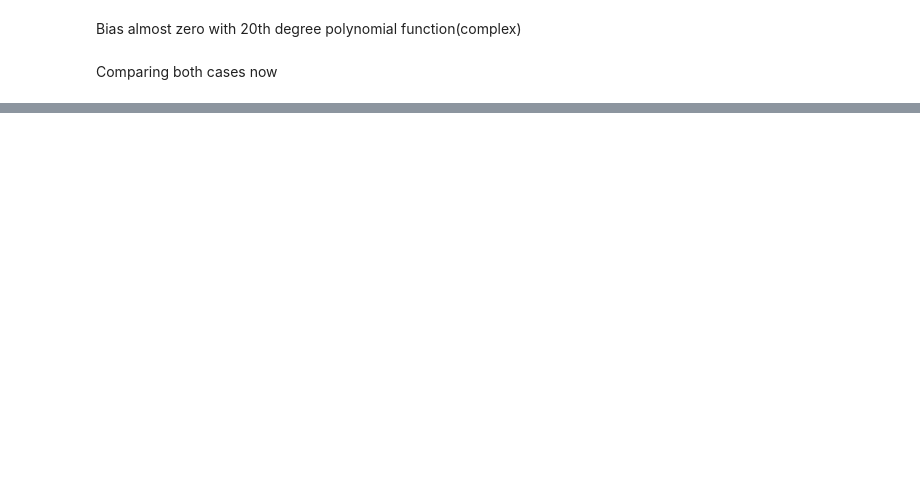
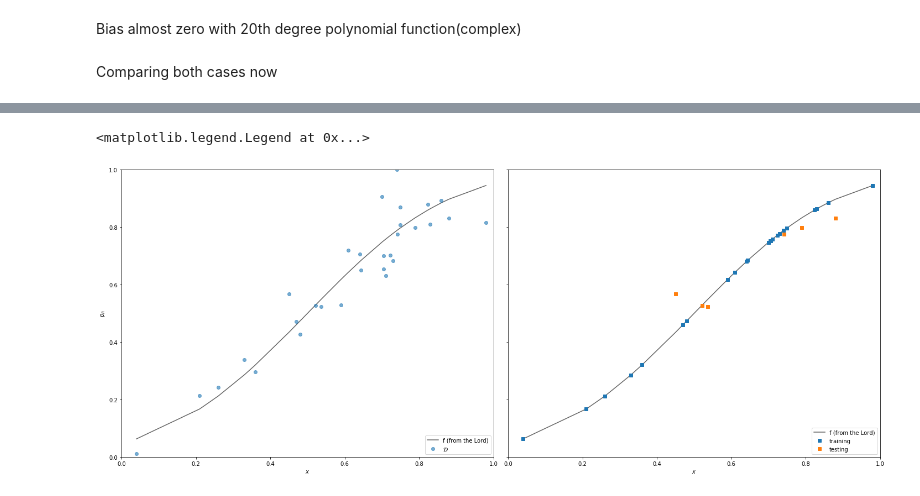
Before and after one commit to arunmarria/Fun-with-python, a Jupyter notebook: ML basics - Overfitting, regularization, Cross validation/ML basics.ipynb, the cells around one changed output, grey strips where cells are left out. Cells and saved outputs as stored; diff of their text form; code cells hidden in the pictures; blank space fills up the shorter version.

```diff
--- a/ML basics - Overfitting, regularization, Cross validation/ML basics.ipynb
+++ b/ML basics - Overfitting, regularization, Cross validation/ML basics.ipynb
@@ -98,0 +117,12 @@ plt.title("Bias");
+# %%
+sigma=0.06
+mask=(x > 0.65) & (x < 0.8)
+sigmalist=sigma+mask*0.03
+
+y = f + sp.stats.norm.rvs(scale=sigmalist, size=200)
+#the next three lines just ensure that y remains a probability
+yadd = (y < 0.0) *(0.01-y)
+ysub = (y > 1.0)*(y - 1.0)
+y = y + yadd -ysub
+# %%
+df=pd.DataFrame(dict(x=x[indexes],f=f[indexes],y=y[indexes]))
@@ -98,0 +140,23 @@ plt.title("Bias");
+# %%
+datasize= df.shape[0]
+itrain, itest = train_test_split(range(30), train_size =24, test_size =6)
+
+xtrain = df.x[itrain].values
+ftrain =df.f[itrain].values
+ytrain =df.f[itrain].values
+
+xtest= df.x[itest].values
+ftest = df.f[itest].values
+ytest = df.y[itest].values
+# %%
+axes=make_plot()
+axes[0].plot(df.x,df.f, 'k-', alpha=0.6, label="f (from the Lord)");
+axes[0].plot(df.x,df.y, 'o',alpha=0.6, label="$\cal{D}$");
+axes[1].plot(df.x,df.f, 'k-', alpha=0.6, label="f (from the Lord)");
+axes[1].plot(xtrain, ytrain, 's', label="training")
+axes[1].plot(xtest, ytest, 's', label="testing")
+axes[0].legend(loc="lower right")
+axes[1].legend(loc="lower right")
+# %% [output]
+<matplotlib.legend.Legend at 0x...>
+[figure, added]
```
Also changed, not shown: parts of 45 cells of this notebook.
